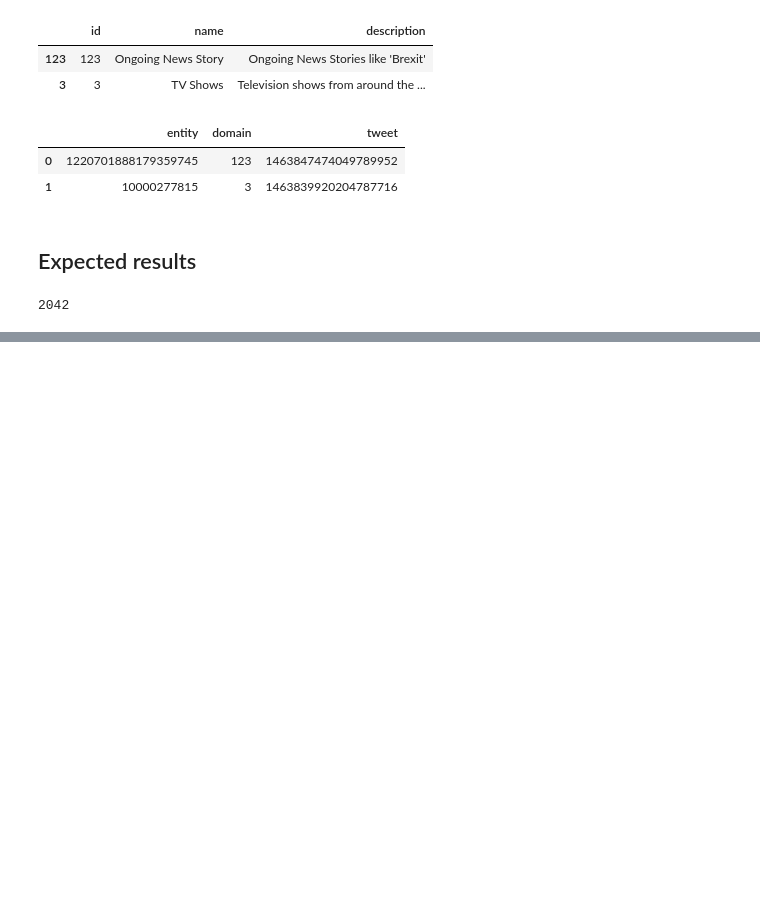
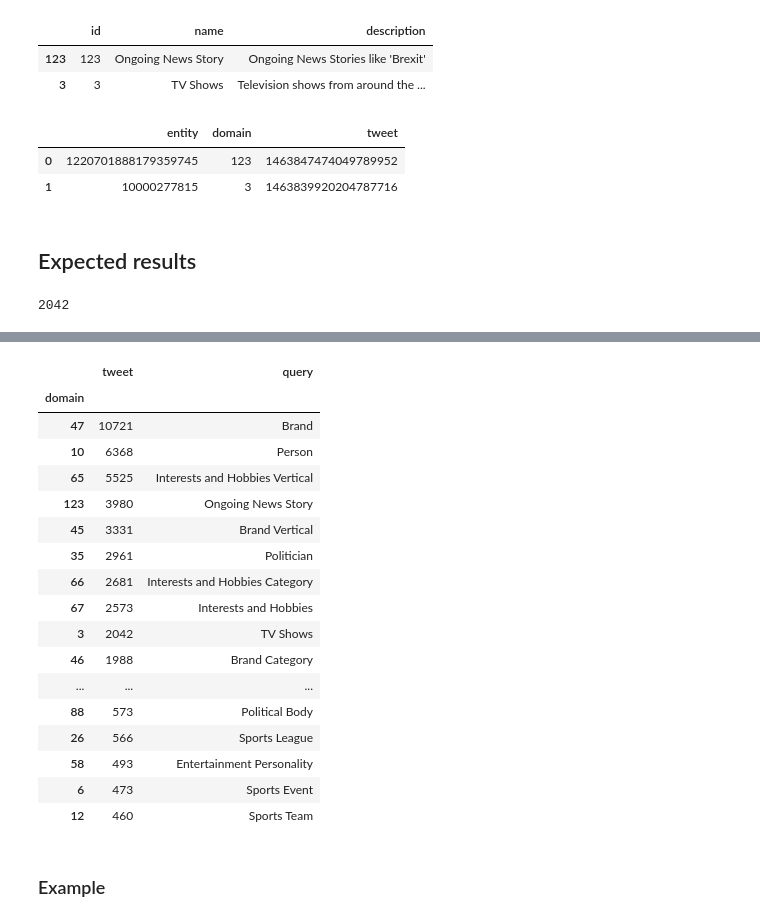
Before and after one commit to afflint/inforet, a Jupyter notebook: 2021-22/tweet-search.ipynb, the cells around one changed output, grey strips where cells are left out. Saved outputs shown, nothing was run; the diff lists cells and outputs as text; code cells hidden in the pictures; blank space fills up the shorter version.

```diff
--- a/2021-22/tweet-search.ipynb
+++ b/2021-22/tweet-search.ipynb
@@ -81,0 +122,23 @@ len(search_base)
+# %%
+dsize.sort_values('tweet', ascending=False).head(20)
+# %% [output]
+|  | tweet | query |
+| domain |  |  |
+| 47 | 10721 | Brand |
+| 10 | 6368 | Person |
+| 65 | 5525 | Interests and Hobbies Vertical |
+| 123 | 3980 | Ongoing News Story |
+| 45 | 3331 | Brand Vertical |
+| 35 | 2961 | Politician |
+| 66 | 2681 | Interests and Hobbies Category |
+| 67 | 2573 | Interests and Hobbies |
+| 3 | 2042 | TV Shows |
+| 46 | 1988 | Brand Category |
+| ... | ... | ... |
+| 88 | 573 | Political Body |
+| 26 | 566 | Sports League |
+| 58 | 493 | Entertainment Personality |
+| 6 | 473 | Sports Event |
+| 12 | 460 | Sports Team |
+# %% [markdown]
+### Example
```
Also changed, not shown: parts of 40 cells of this notebook.
